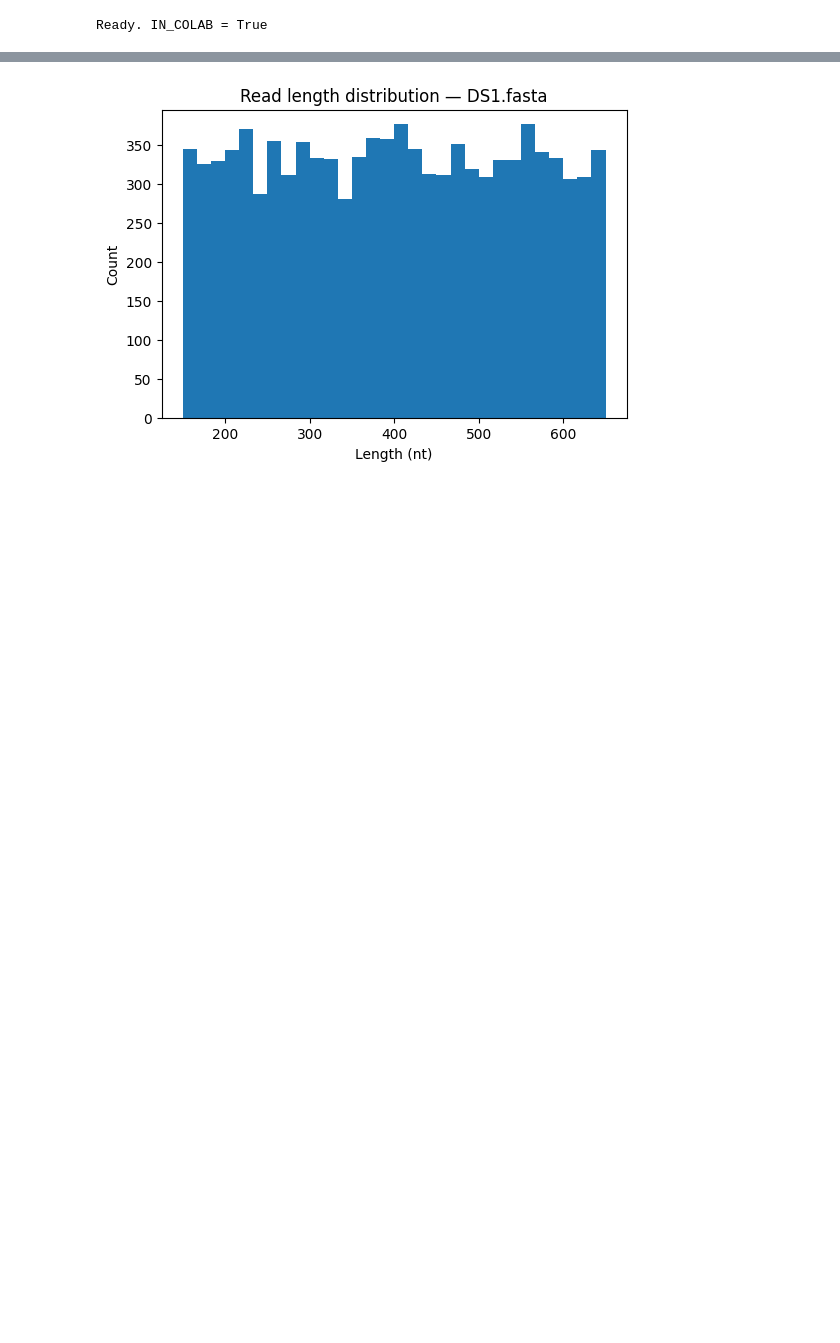
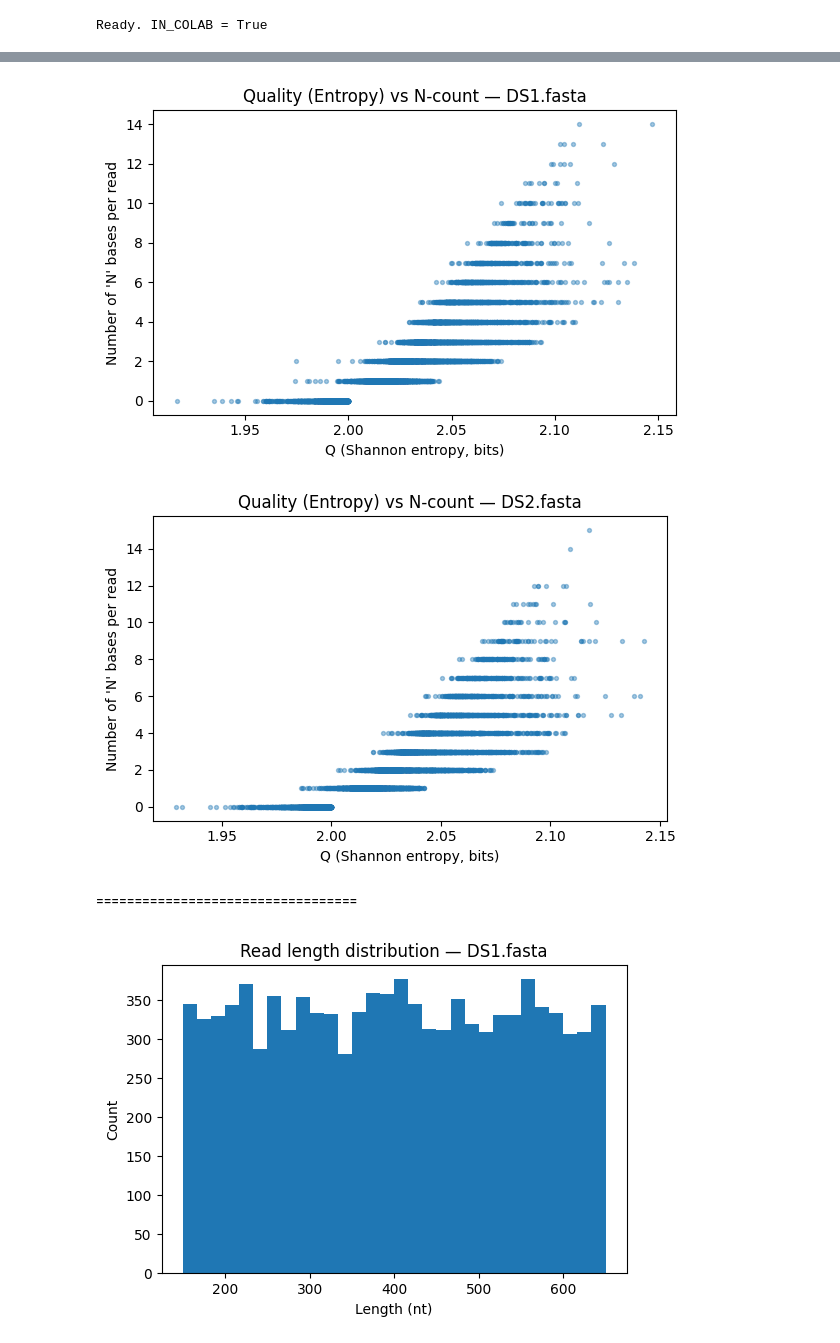
Before and after one commit to svetlanama/experimental_design_and_data_reproducibility, a Jupyter notebook: _Svitlana_Surname_Practical2_identifier.ipynb, the cells around one changed output, grey strips where cells are left out. Drawn from its saved outputs; the diff is of its cells as text; code cells hidden in the pictures; blank space fills up the shorter version.

```diff
--- a/_Svitlana_Surname_Practical2_identifier.ipynb
+++ b/_Svitlana_Surname_Practical2_identifier.ipynb
@@ -175,3 +192,18 @@ summary
+# %%
+# Plot 3: Q (entropy) vs N ambiguities
+for fname, g in reads_df.groupby("file"):
+    plt.figure(figsize=(6,4))
+    plt.scatter(g["entropy_bits"], g["n_count"], s=8, alpha=0.4)
+    plt.title(f"Quality (Entropy) vs N-count — {fname}")
+    plt.xlabel("Q (Shannon entropy, bits)")
+    plt.ylabel("Number of 'N' bases per read")
+    plt.tight_layout()
+    plt.show()
+# %% [output]
+[figure, added]
+[figure, added]
+# %% [markdown]
+==================================
 # %%
 # @title Histograms of read length (per file)
 for fname, g in reads_df.groupby("file"):
```
Also changed, not shown: parts of 8 cells of this notebook.
